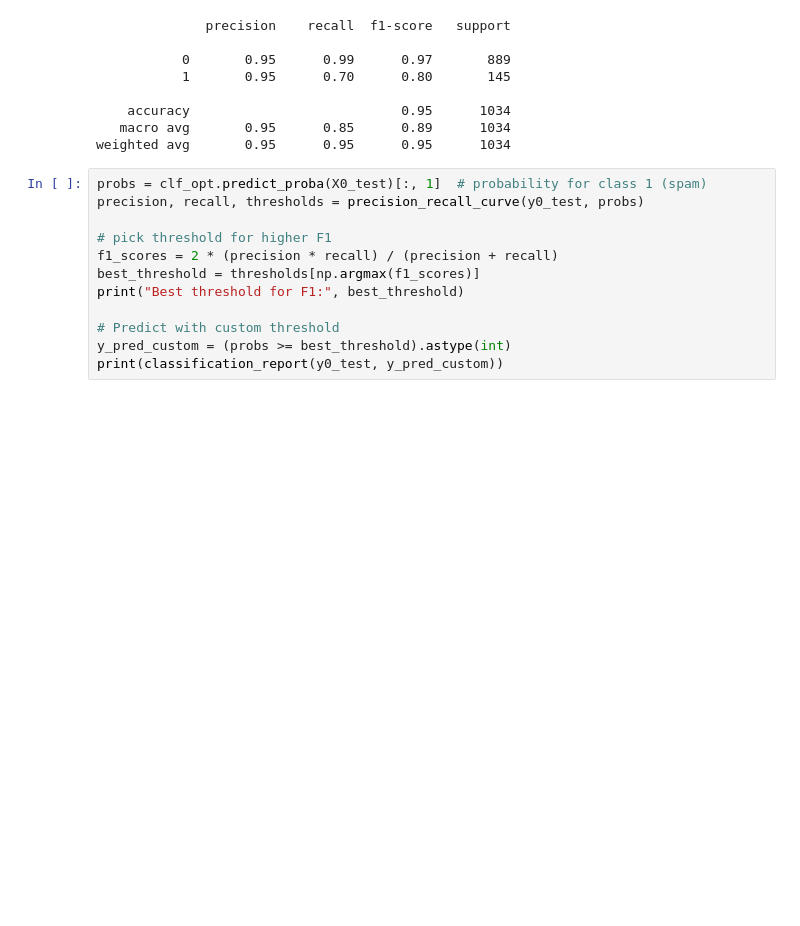
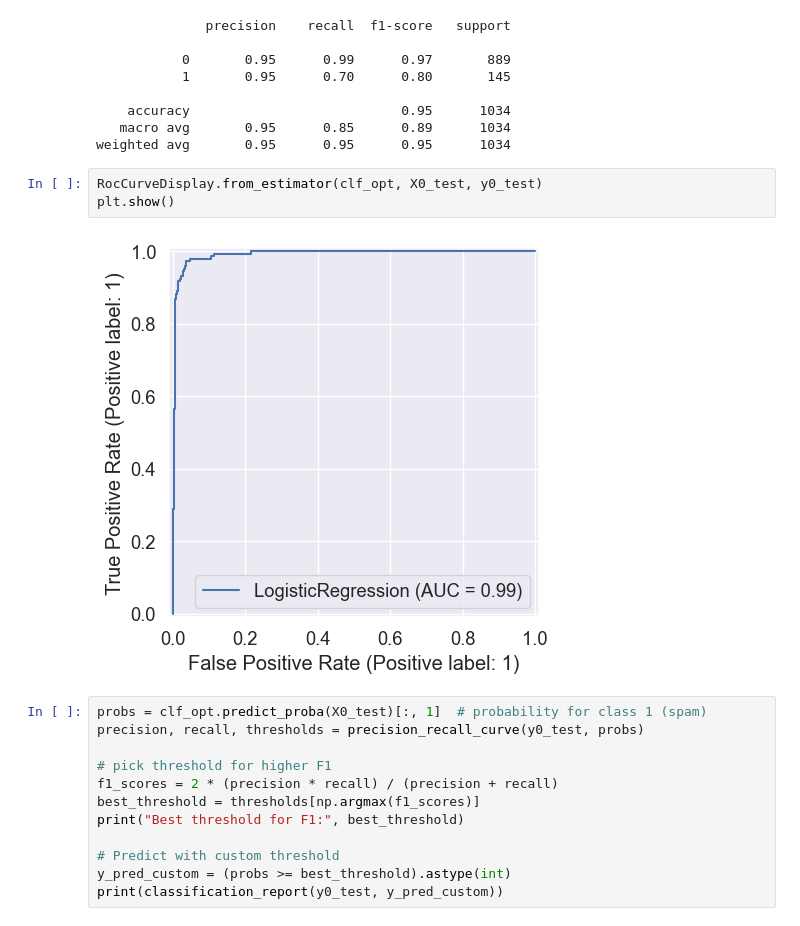
Before and after one commit to YSN-B13/Machine-Learning-Projects, a Jupyter notebook: Email Spam Classifier/Email_spam_classifier.ipynb, the cells around one changed output. Cells and saved outputs as stored; diff of their text form; blank space fills up the shorter version.

```diff
--- a/Email Spam Classifier/Email_spam_classifier.ipynb
+++ b/Email Spam Classifier/Email_spam_classifier.ipynb
@@ -386,6 +391,11 @@ print(classification_report(y0_test, y_pred_opt))
     accuracy                           0.95      1034
    macro avg       0.95      0.85      0.89      1034
 weighted avg       0.95      0.95      0.95      1034
+# %%
+RocCurveDisplay.from_estimator(clf_opt, X0_test, y0_test)
+plt.show()
+# %% [output]
+[figure, added]
 # %%
 probs = clf_opt.predict_proba(X0_test)[:, 1]  # probability for class 1 (spam)
 precision, recall, thresholds = precision_recall_curve(y0_test, probs)
```
Also changed, not shown: parts of 9 cells of this notebook, 1 other file.
